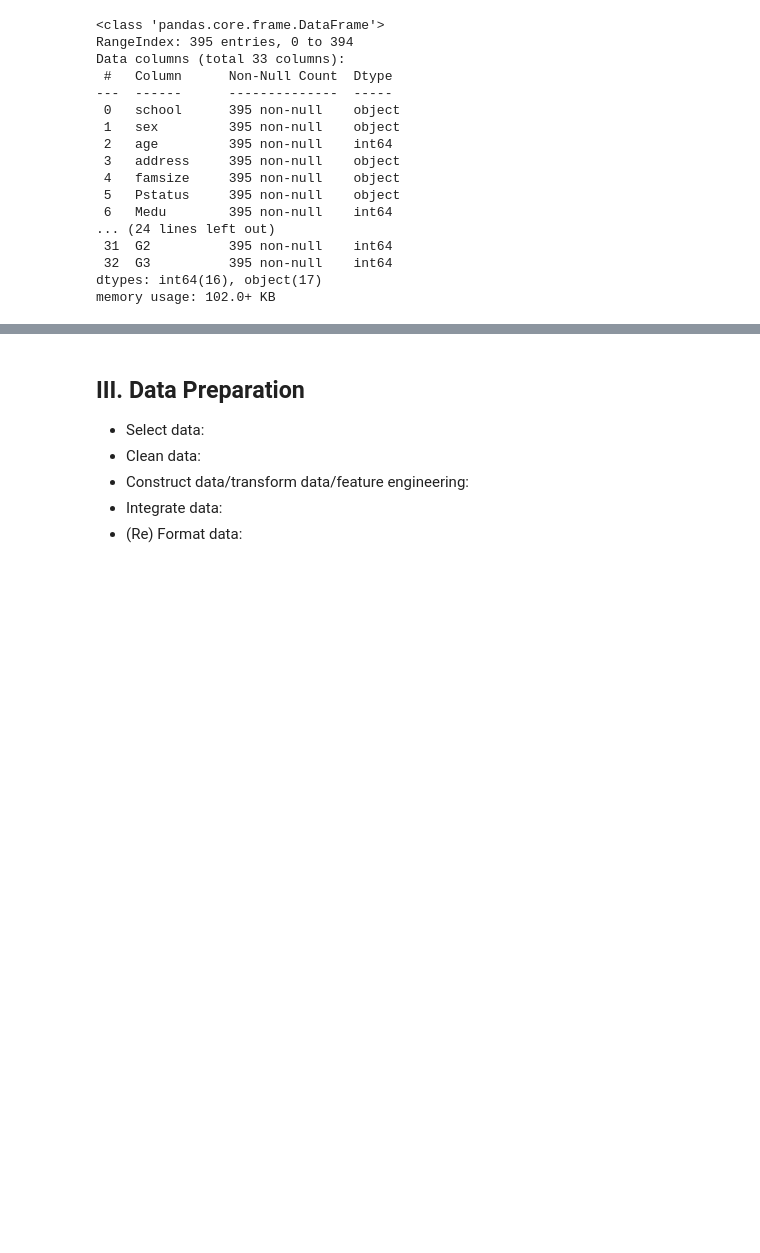
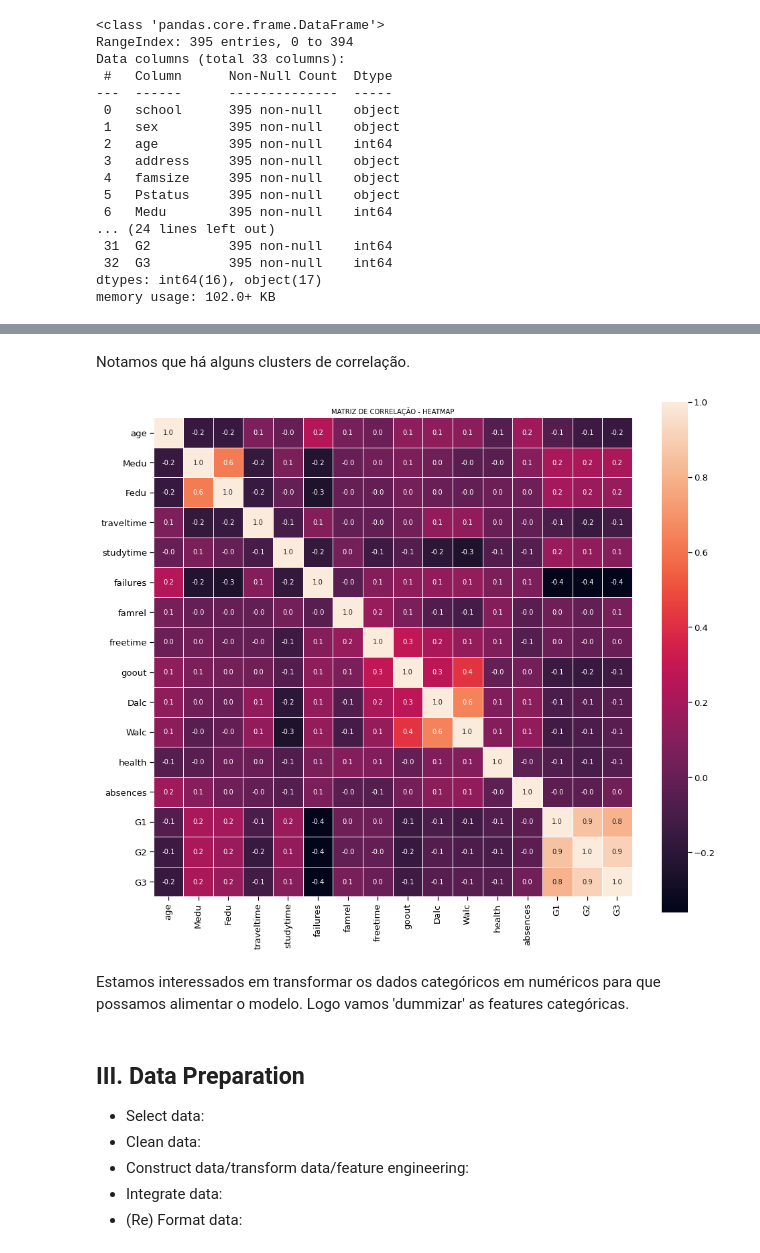
Before and after one commit to victorbombarda/Manipulacao_Dados_Avaliacao, a Jupyter notebook: Intro_Crisp_DM.ipynb, the cells around one changed output, grey strips where cells are left out. Cells and saved outputs as stored; diff of their text form; code cells hidden in the pictures; blank space fills up the shorter version.

```diff
--- a/Intro_Crisp_DM.ipynb
+++ b/Intro_Crisp_DM.ipynb
@@ -123,3 +152,17 @@ data.describe()
+# %% [markdown]
+Notamos que há alguns clusters de correlação.
+# %%
+corr = data.corr()
+f,ax = plt.subplots(figsize=(16, 14))
+sns.heatmap(corr, cbar = True,  square = True, annot = True, fmt= '.1f',
+            xticklabels= True, yticklabels= True, linewidths=.5, ax=ax)
+
+plt.title('MATRIZ DE CORRELAÇÃO - HEATMAP', size=10);
+# %% [output]
+[figure, added]
+# %% [markdown]
+Estamos interessados em transformar os dados categóricos em numéricos para que possamos alimentar o modelo.
+Logo vamos 'dummizar' as features categóricas.
 # %% [markdown]
 ## III. Data Preparation
 
```
Also changed, not shown: parts of 13 cells of this notebook.
